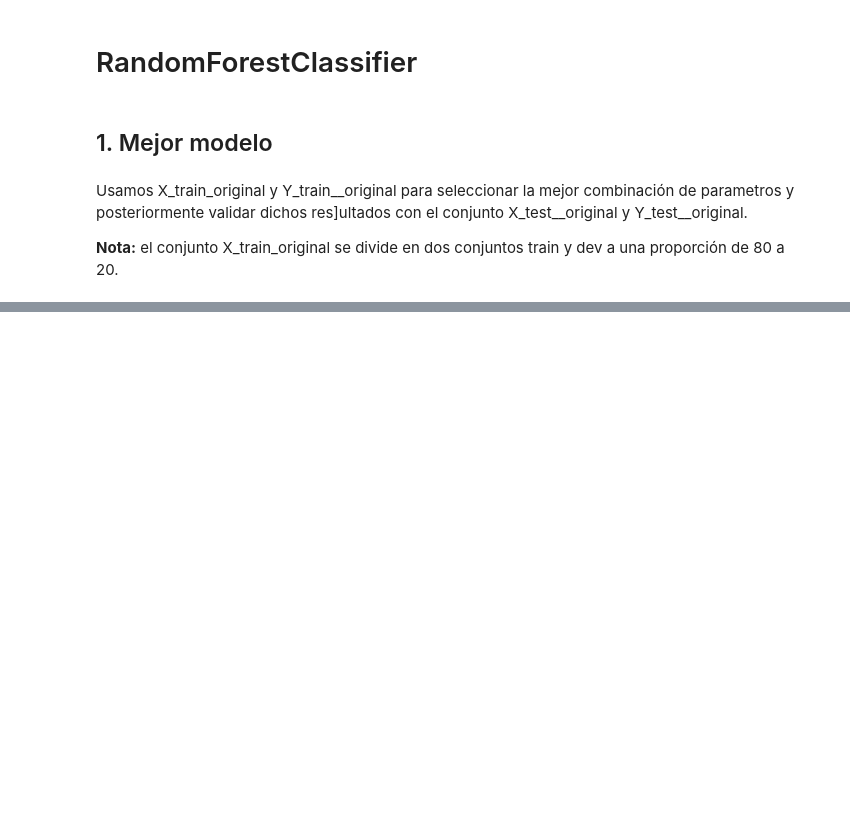
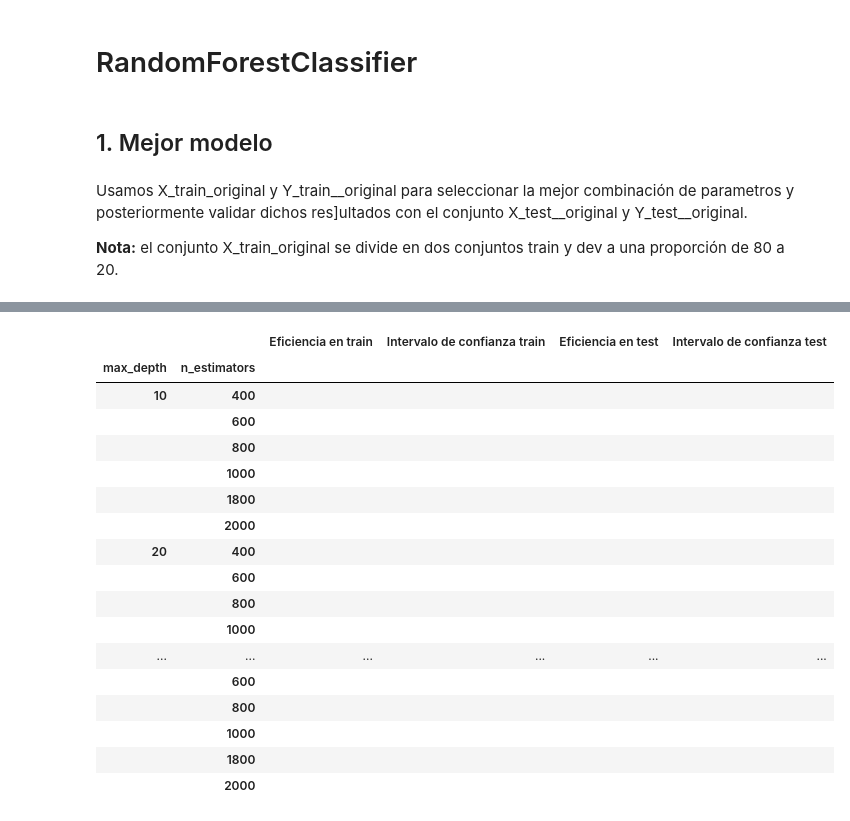
Before and after one commit to josearangos/Voice_Recognition, a Jupyter notebook: pipelines/Enfoque_Múltiples_Instancias/Multiples Instancias Parte 1/Pipeline_RandomForestClassifier_Multiples_Ins.ipynb, the cells around one changed output, grey strips where cells are left out. Saved outputs shown, nothing was run; the diff lists cells and outputs as text; code cells hidden in the pictures; blank space fills up the shorter version.

```diff
--- a/pipelines/Enfoque_Múltiples_Instancias/Multiples Instancias Parte 1/Pipeline_RandomForestClassifier_Multiples_Ins.ipynb
+++ b/pipelines/Enfoque_Múltiples_Instancias/Multiples Instancias Parte 1/Pipeline_RandomForestClassifier_Multiples_Ins.ipynb
@@ -96,0 +84,21 @@ Usamos X_train_original y Y_train__original para seleccionar la mejor combinaci
+# %%
+qgrid_widget.get_changed_df()
+# %% [output]
+|  |  | Eficiencia en train | Intervalo de confianza train | Eficiencia en test | Intervalo de confianza test |
+| max_depth | n_estimators |  |  |  |  |
+| 10 | 400 |  |  |  |  |
+|  | 600 |  |  |  |  |
+|  | 800 |  |  |  |  |
+|  | 1000 |  |  |  |  |
+|  | 1800 |  |  |  |  |
+|  | 2000 |  |  |  |  |
+| 20 | 400 |  |  |  |  |
+|  | 600 |  |  |  |  |
+|  | 800 |  |  |  |  |
+|  | 1000 |  |  |  |  |
+| ... | ... | ... | ... | ... | ... |
+|  | 600 |  |  |  |  |
+|  | 800 |  |  |  |  |
+|  | 1000 |  |  |  |  |
+|  | 1800 |  |  |  |  |
+|  | 2000 |  |  |  |  |
```
Also changed, not shown: parts of 21 cells of this notebook, 6 other files.
